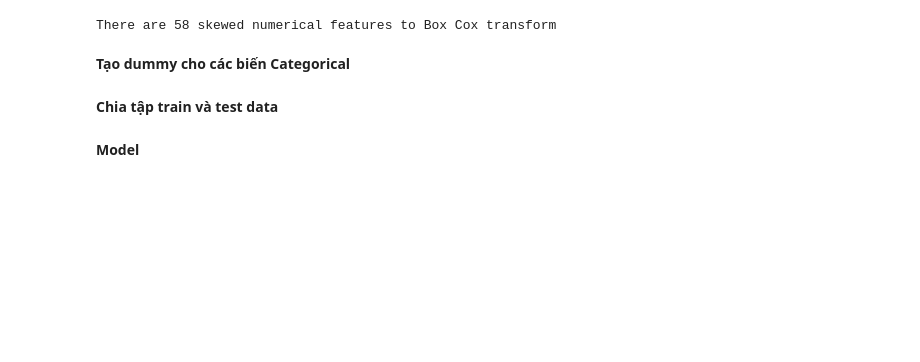
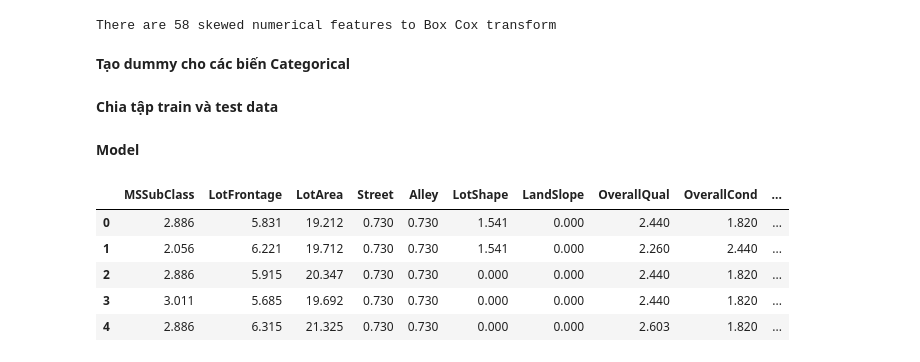
Before and after one commit to phungdx/vccorp_intern, a Jupyter notebook: week1/house_prices.ipynb, the cells around one changed output. Saved outputs shown, nothing was run; the diff lists cells and outputs as text; code cells hidden in the pictures; blank space fills up the shorter version.

```diff
--- a/week1/house_prices.ipynb
+++ b/week1/house_prices.ipynb
@@ -315,3 +316,12 @@ train = all_data[:ntrain]
 test = all_data[ntrain:]
 # %% [markdown]
 <b>Model</b>
+# %%
+train.head()
+# %% [output]
+|  | MSSubClass | LotFrontage | LotArea | Street | Alley | LotShape | LandSlope | OverallQual | OverallCond | ... |
+| 0 | 2.886 | 5.831 | 19.212 | 0.730 | 0.730 | 1.541 | 0.000 | 2.440 | 1.820 | ... |
+| 1 | 2.056 | 6.221 | 19.712 | 0.730 | 0.730 | 1.541 | 0.000 | 2.260 | 2.440 | ... |
+| 2 | 2.886 | 5.915 | 20.347 | 0.730 | 0.730 | 0.000 | 0.000 | 2.440 | 1.820 | ... |
+| 3 | 3.011 | 5.685 | 19.692 | 0.730 | 0.730 | 0.000 | 0.000 | 2.440 | 1.820 | ... |
+| 4 | 2.886 | 6.315 | 21.325 | 0.730 | 0.730 | 0.000 | 0.000 | 2.603 | 1.820 | ... |
```
Also changed, not shown: parts of 4 cells of this notebook, 1 other file.
